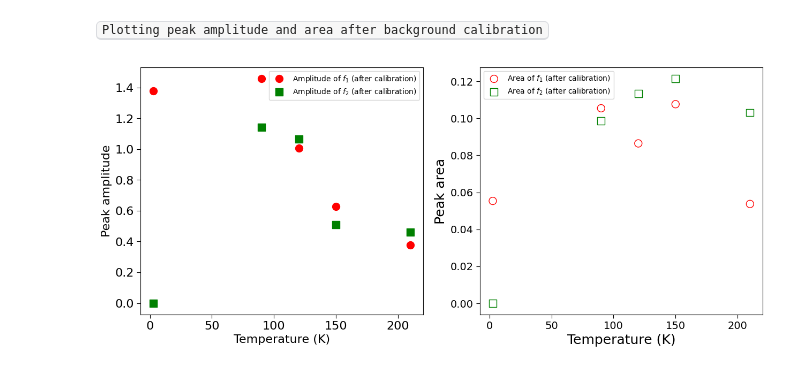
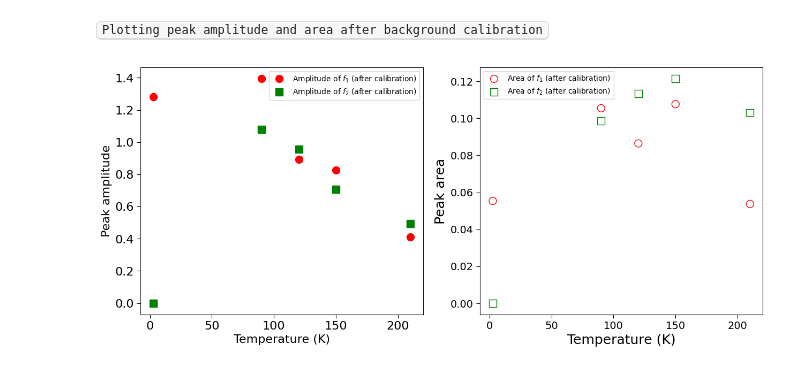
Before and after one commit to JUOM2016/Data-processing, a Jupyter notebook: 20230109_absorption_white_light_OD_perpendicular_calibrated.ipynb, the cells around one changed output. Cells and saved outputs as stored; diff of their text form; code cells hidden in the pictures.

```diff
--- a/20230109_absorption_white_light_OD_perpendicular_calibrated.ipynb
+++ b/20230109_absorption_white_light_OD_perpendicular_calibrated.ipynb
@@ -834,7 +834,7 @@ for index in range(len(peak_num)):
         peak_amplitude_main[index,0]=temp[index]
         peak_area_main[index,0]=temp[index]
 
-        peak_amplitude_main[index,1]=peak_amplitude_0[index]
+        peak_amplitude_main[index,1]=peak_amplitude_0_calibrated[index]
         peak_area_main[index,1]=peak_area_0_calibrated[index]
 
         peak_amplitude_side_1[index,0]=temp[index]
@@ -848,13 +848,13 @@ for index in range(len(peak_num)):
         peak_amplitude_main[index,0]=temp[index]
         peak_area_main[index,0]=temp[index]
 
-        peak_amplitude_main[index,1]=peak_amplitude_2[index]
+        peak_amplitude_main[index,1]=peak_amplitude_2_calibrated[index]
         peak_area_main[index,1]=peak_area_2_calibrated[index]
 
         peak_amplitude_side_1[index,0]=temp[index]
         peak_area_side_1[index,0]=temp[index]
 
-        peak_amplitude_side_1[index,1]=peak_amplitude_1[index]
+        peak_amplitude_side_1[index,1]=peak_amplitude_1_calibrated[index]
         peak_area_side_1[index,1]=peak_area_1_calibrated[index]
         test=2
 
@@ -862,44 +862,44 @@ for index in range(len(peak_num)):
         peak_amplitude_main[index,0]=temp[index]
         peak_area_main[index,0]=temp[index]
 
-        peak_amplitude_main[index,1]=peak_amplitude_4[index]
+        peak_amplitude_main[index,1]=peak_amplitude_4_calibrated[index]
         peak_area_main[index,1]=peak_area_4_calibrated[index]
 
         peak_amplitude_side_1[index,0]=temp[index]
         peak_area_side_1[index,0]=temp[index]
 
-        peak_amplitude_side_1[index,1]=peak_amplitude_3[index]
+        peak_amplitude_side_1[index,1]=peak_amplitude_3_calibrated[index]
         peak_area_side_1[index,1]=peak_area_3_calibrated[index]
 
         peak_amplitude_side_2[index,0]=temp[index]
         peak_area_side_2[index,0]=temp[index]
 
-        peak_amplitude_side_2[index,1]=peak_amplitude_5[index]
+        peak_amplitude_side_2[index,1]=peak_amplitude_5_calibrated[index]
         peak_area_side_2[index,1]=peak_area_5_calibrated[index]
 
         test=3
 #peak_amplitude_side_1_new=np.delete(peak_amplitude_side_1,0,0)
 #peak_amplitude_fitting_side_1_new=np.delete(peak_amplitude_fitting_side_1,0,0)
 #peak_area_side_1_new=np.delete(peak_area_side_1,0,0)
 #peak_area_fitting_side_1_new=np.delete(peak_area_fitting_side_1,0,0)
 
 fig, (ax1,ax2) = plt.subplots(1,2,figsize=(15, 6))
 ax1.scatter(peak_amplitude_main[:,0],peak_amplitude_main[:,1],color='r',marker='o',s=100,label='Amplitude of $f_{1}$ (after calibration)')
 ax1.scatter(peak_amplitude_side_1[:,0],peak_amplitude_side_1[:,1],color='g',marker='s',s=100,label='Amplitude of $f_{2}$ (after calibration)')
 ax1.legend()
 ax1.set_xlabel('Temperature (K)',fontsize=16)
 ax1.set_ylabel('Peak amplitude',fontsize=16)
 ax1.tick_params(axis='x',labelsize=16,size=5)
 ax1.tick_params(axis='y',labelsize=16,size=5)
 
 ax2.scatter(peak_area_main[:,0],peak_area_main[:,1],color='r',marker='o',facecolors='none', edgecolors='r',s=100,label='Area of $f_{1}$ (after calibration)')
 ax2.scatter(peak_area_side_1[:,0],peak_area_side_1[:,1],color='g',marker='s',facecolors='none', edgecolors='g',s=100,label='Area of $f_{2}$ (after calibration)')
 ax2.legend()
 ax2.set_xlabel('Temperature (K)',fontsize=18)
 ax2.set_ylabel('Peak area',fontsize=18)
 ax2.tick_params(axis='x',labelsize=14,size=5)
 ax2.tick_params(axis='y',labelsize=14,size=5)
 
 fig.patch.set_facecolor('white')
 # %% [output]
-[figure, old version]
+[figure, new version]
```
